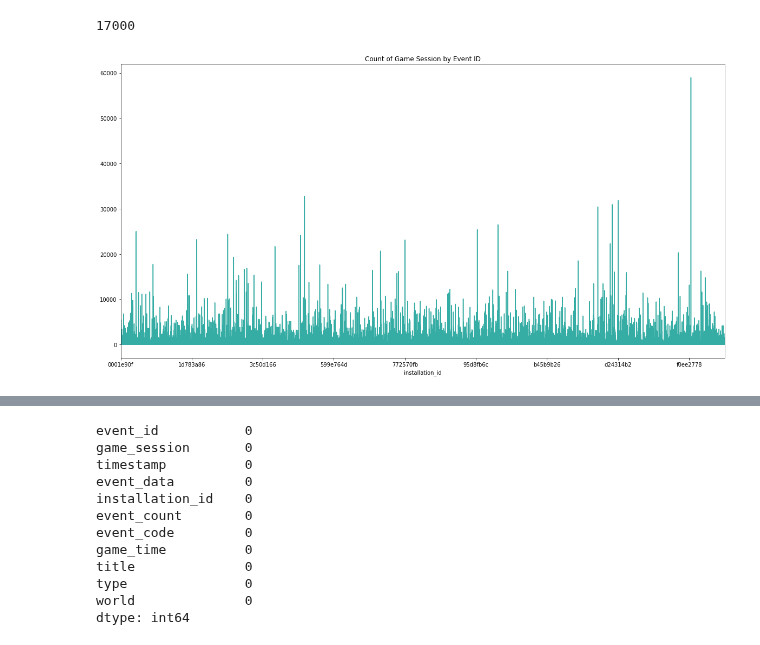
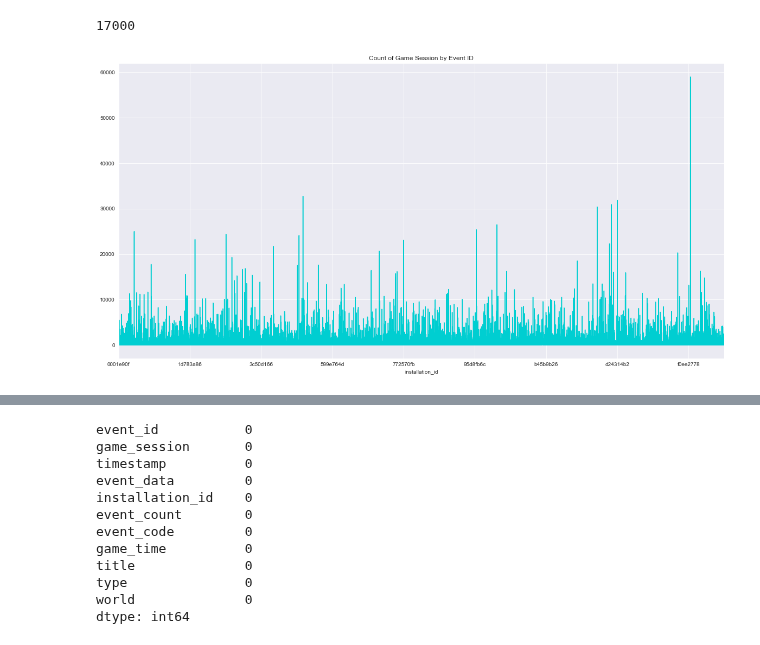
Before and after one commit to cats-in-the-hat/PBS-KIDS2, a Jupyter notebook: faith_starter.ipynb, the cells around one changed output, grey strips where cells are left out. Saved outputs shown, nothing was run; the diff lists cells and outputs as text; code cells hidden in the pictures.

```diff
--- a/faith_starter.ipynb
+++ b/faith_starter.ipynb
@@ -11,9 +11,10 @@ import warnings
 warnings.filterwarnings('ignore')
 # %%
 # Create an array with the colors you want to use
-colors = ["#FF0B04", "#4374B3"]
+heat = [ 'pink', 'gold', 'darkturquoise', 'red', 'black']
 
 # Set your custom color palette
-my_pal = sns.color_palette(colors)
+my_pal = sns.color_palette(heat)
+
 sns.palplot(my_pal)
 # %% [output]
@@ -62,13 +67,14 @@ train.installation_id.value_counts().count()
 # %% [output]
 17000
 # %%
+sns.set_style(style='darkgrid')
 plt.figure(figsize = (20, 10))
-train.groupby('installation_id')['event_id'].count().plot(c=my_pal[3])
+train.groupby('installation_id')['event_id'].count().plot(c=my_pal[2])
 
 plt.title('Count of Game Session by Event ID')
 plt.show()
 # %% [output]
-[figure, old version]
+[figure, new version]
 # %%
 # train sample df representative of train df
 
```
Also changed, not shown: parts of 22 cells of this notebook, 1 other file.
